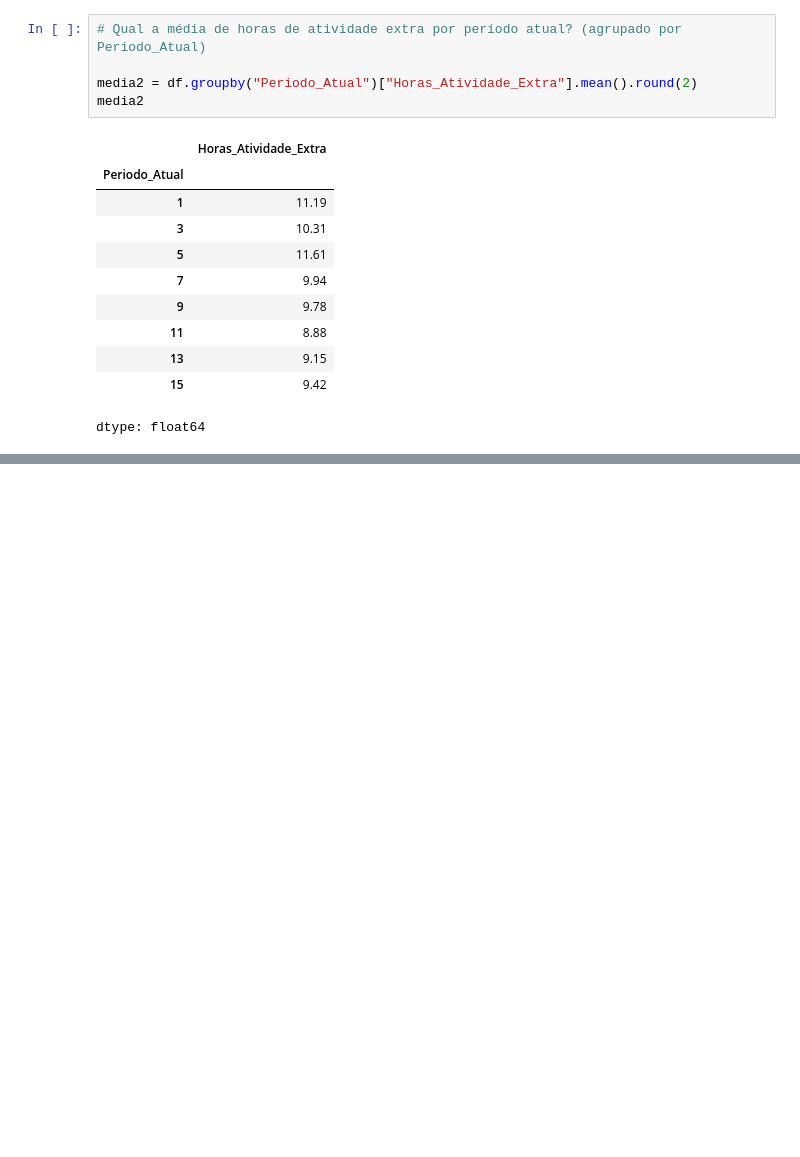
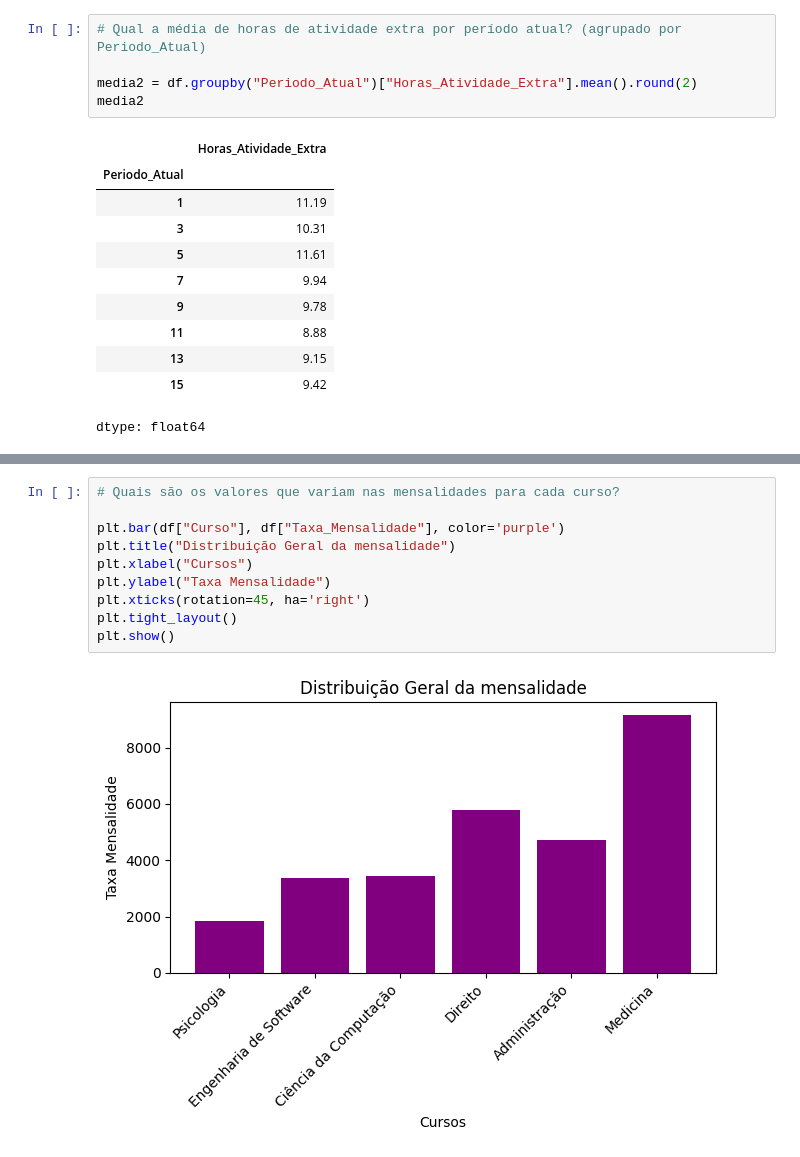
Before and after one commit to helena-varela/Dados-UFRN, a Jupyter notebook: Análise_Exploratória.ipynb, the cells around one changed output, grey strips where cells are left out. Saved outputs shown, nothing was run; the diff lists cells and outputs as text; blank space fills up the shorter version.

```diff
--- a/Análise_Exploratória.ipynb
+++ b/Análise_Exploratória.ipynb
@@ -215,0 +225,12 @@ dtype: int64
+# %%
+# Quais são os valores que variam nas mensalidades para cada curso?
+
+plt.bar(df["Curso"], df["Taxa_Mensalidade"], color='purple')
+plt.title("Distribuição Geral da mensalidade")
+plt.xlabel("Cursos")
+plt.ylabel("Taxa Mensalidade")
+plt.xticks(rotation=45, ha='right')
+plt.tight_layout()
+plt.show()
+# %% [output]
+[figure, added]
```
Also changed, not shown: parts of 5 cells of this notebook.
